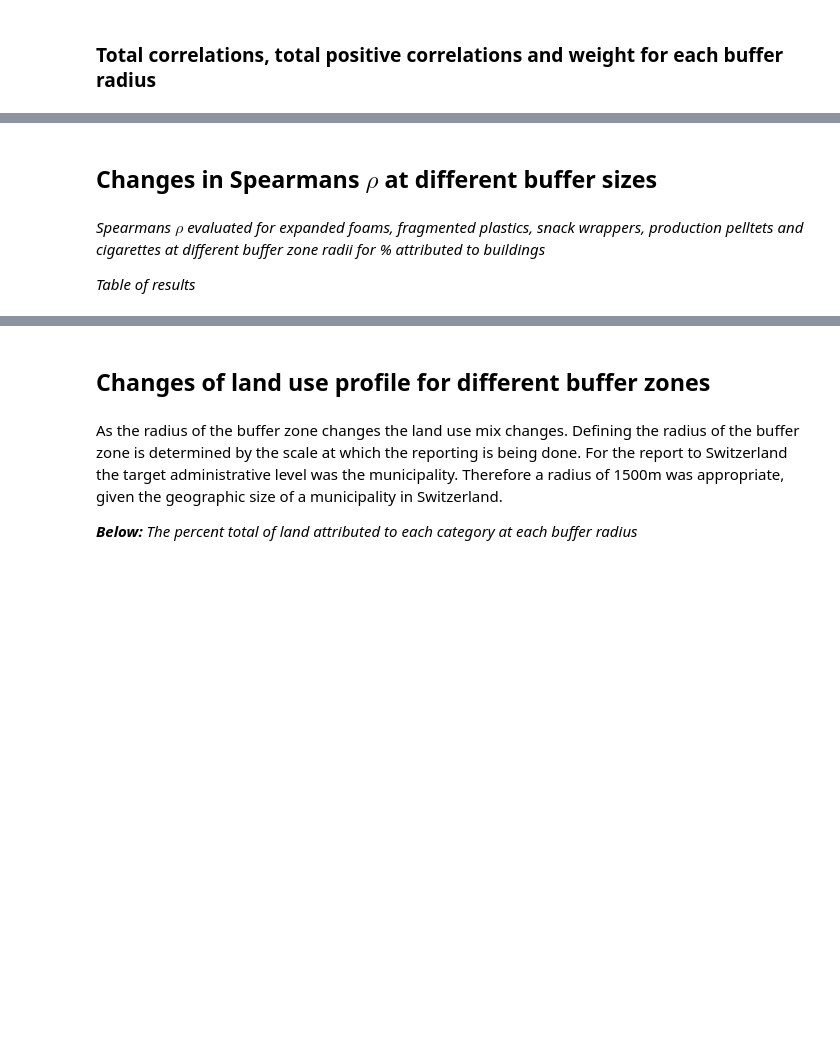
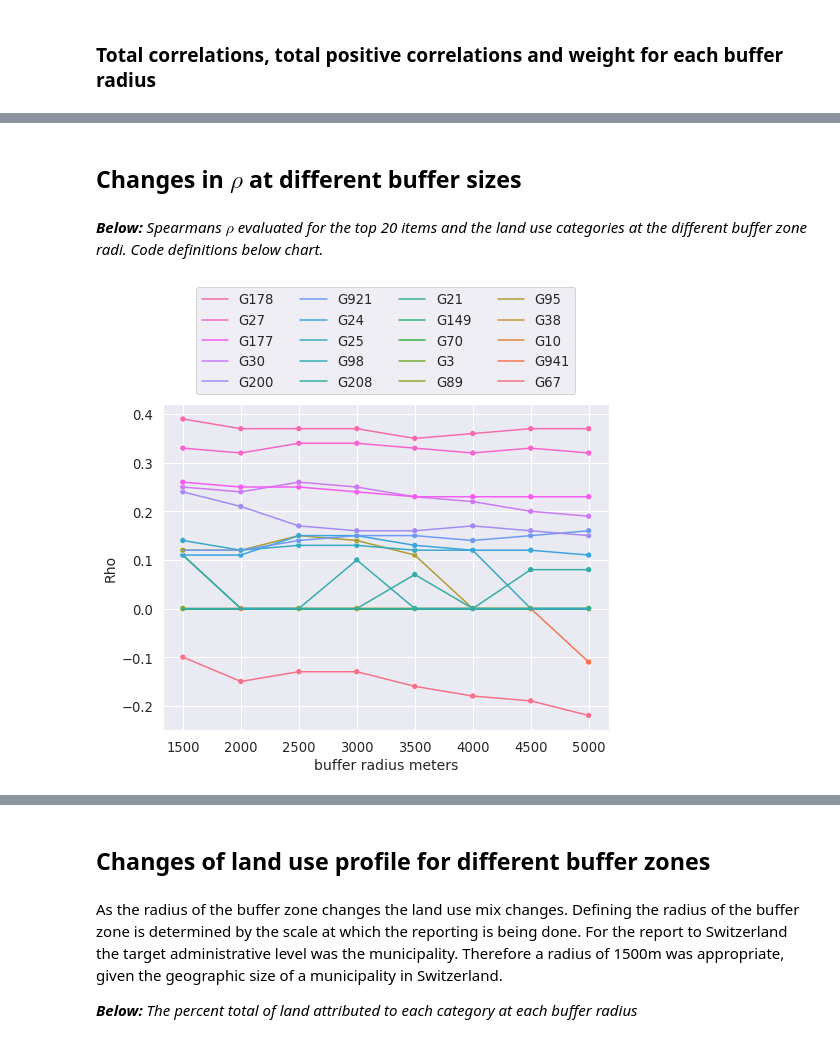
Before and after one commit to hammerdirt-analyst/landuse, a Jupyter notebook: spearmansrho_luse.ipynb, the cells around one changed output, grey strips where cells are left out. Cells and saved outputs as stored; diff of their text form; code cells hidden in the pictures; blank space fills up the shorter version.

```diff
--- a/spearmansrho_luse.ipynb
+++ b/spearmansrho_luse.ipynb
@@ -983,7 +1371,7 @@ bufferdata = make_bufferdata("resources/buffer_output/luse_4500.csv", a_col="AS1
 
 add_these_cols = bufferdata.label.unique()
 
-a4500, s = check_rho_for_this_radius(data, fd, add_these_cols, bufferdata, radius, label_keys=label_keys, group_parts=group_parts,
+a4500, s, this_data = check_rho_for_this_radius(data, fd, add_these_cols, bufferdata, radius, label_keys=label_keys, group_parts=group_parts,
                               som_cols=som_cols, as_1827_part=as_1827_part, abundant_codes=abundant_codes)
 
 totals.append(landuse_per_radius(s))
@@ -1015,7 +1411,7 @@ bufferdata = make_bufferdata("resources/buffer_output/luse_5k.csv", a_col="AS18_
 
 add_these_cols = bufferdata.label.unique()
 
-a5000, s = check_rho_for_this_radius(data, fd, add_these_cols, bufferdata, radius, label_keys=label_keys, group_parts=group_parts,
+a5000, s, this_data = check_rho_for_this_radius(data, fd, add_these_cols, bufferdata, radius, label_keys=label_keys, group_parts=group_parts,
                               som_cols=som_cols, as_1827_part=as_1827_part, abundant_codes=abundant_codes)
 
 totals.append(landuse_per_radius(s))
@@ -1047,7 +1451,7 @@ bufferdata = make_bufferdata("resources/buffer_output/luse_10k.csv", a_col="AS18
 
 add_these_cols = bufferdata.label.unique()
 
-a10k, s = check_rho_for_this_radius(data, fd, add_these_cols, bufferdata, radius, label_keys=label_keys, group_parts=group_parts,
+a10k, s, this_data = check_rho_for_this_radius(data, fd, add_these_cols, bufferdata, radius, label_keys=label_keys, group_parts=group_parts,
                               som_cols=som_cols, as_1827_part=as_1827_part, abundant_codes=abundant_codes)
 
 totals.append(landuse_per_radius(s))
@@ -1119,24 +1542,30 @@ t_corrs
 # %% [markdown]
-## Changes in Spearmans $\rho$ at different buffer sizes
+## Changes in $\rho$ at different buffer sizes
-# %% [markdown]
-*Spearmans $\rho$ evaluated for expanded foams, fragmented plastics, snack wrappers, production pelltets and cigarettes at different buffer zone radii for % attributed to buildings*
-
-*Table of results*
+# %% [markdown]
+*__Below:__ Spearmans $\rho$ evaluated for the top 20 items and the land use categories at the different buffer zone radi. Code definitions below chart.*
+# %%
+comps = pd.concat(dfs[:-1])
+
+comps.reset_index(inplace=True)
+comps.rename(columns={'index':'code'}, inplace=True)
 # %%
-comps = pd.concat(dfs)
-comps.reset_index(inplace=True)
-comps.rename(columns={'index':'code'}, inplace=True)
-
 fig, ax = plt.subplots(figsize=(8,6))
 
-data = comps[comps.code.isin(['G27', 'Gfrags', 'G30', 'Gfoam', 'G112'])].copy()
+data = comps[comps.code.isin(abundant_codes[:20])].copy()
+
 aval = "Buildings"
 variables=[aval]
 data[variables] = data[variables].astype('float').round(2)
 data.sort_values(by=aval, inplace=True)
 
+sns.scatterplot(data=data, x='dist', y=aval, hue='code')
 sns.lineplot(data=data, x='dist', y=aval, hue='code')
 ax.set_ylabel('Rho', fontsize=14)
 ax.set_xlabel('buffer radius meters', fontsize=14)
-plt.legend(bbox_to_anchor=(1,1), loc='upper left')
+
+handles, labels = ax.get_legend_handles_labels()
+
+plt.legend(handles[:20][::-1], labels[:20][::-1], bbox_to_anchor=(.5,1.01), loc='lower center', ncol=4)
 plt.show()
+# %% [output]
+[figure, added]
```
Also changed, not shown: parts of 44 cells of this notebook, 1 other file.
